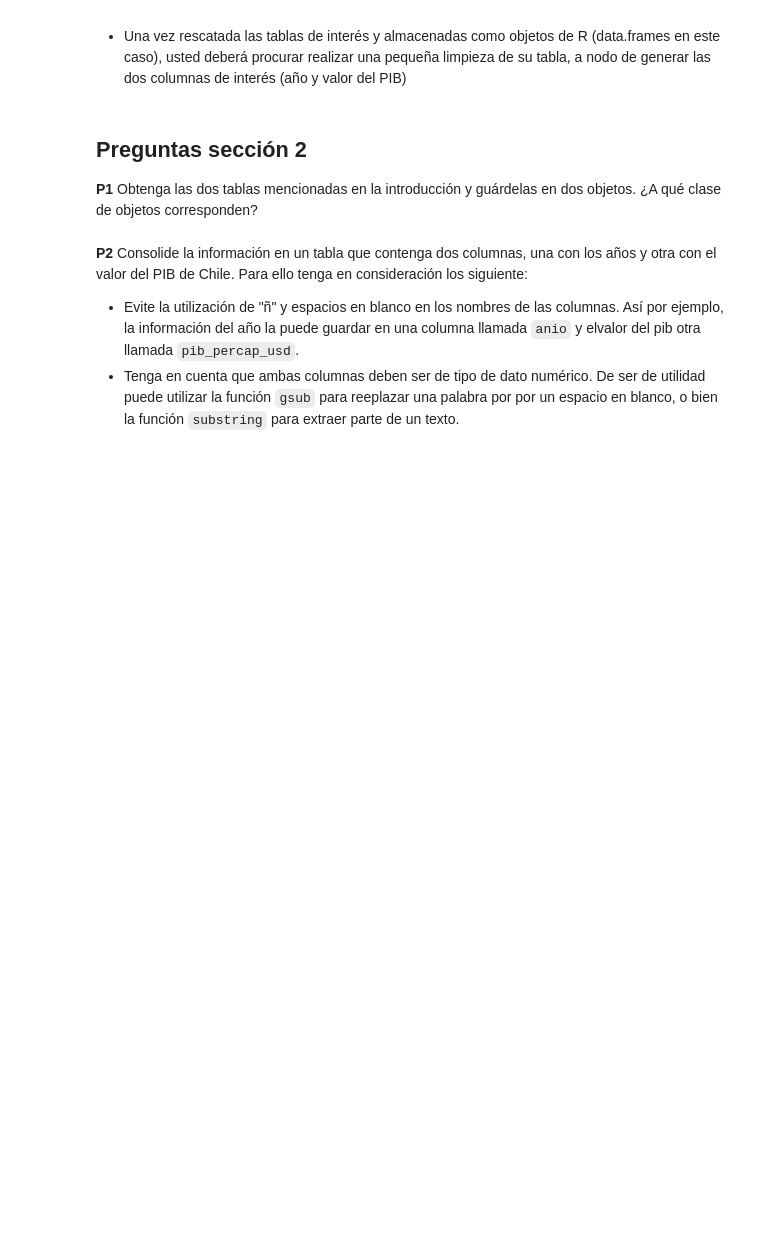
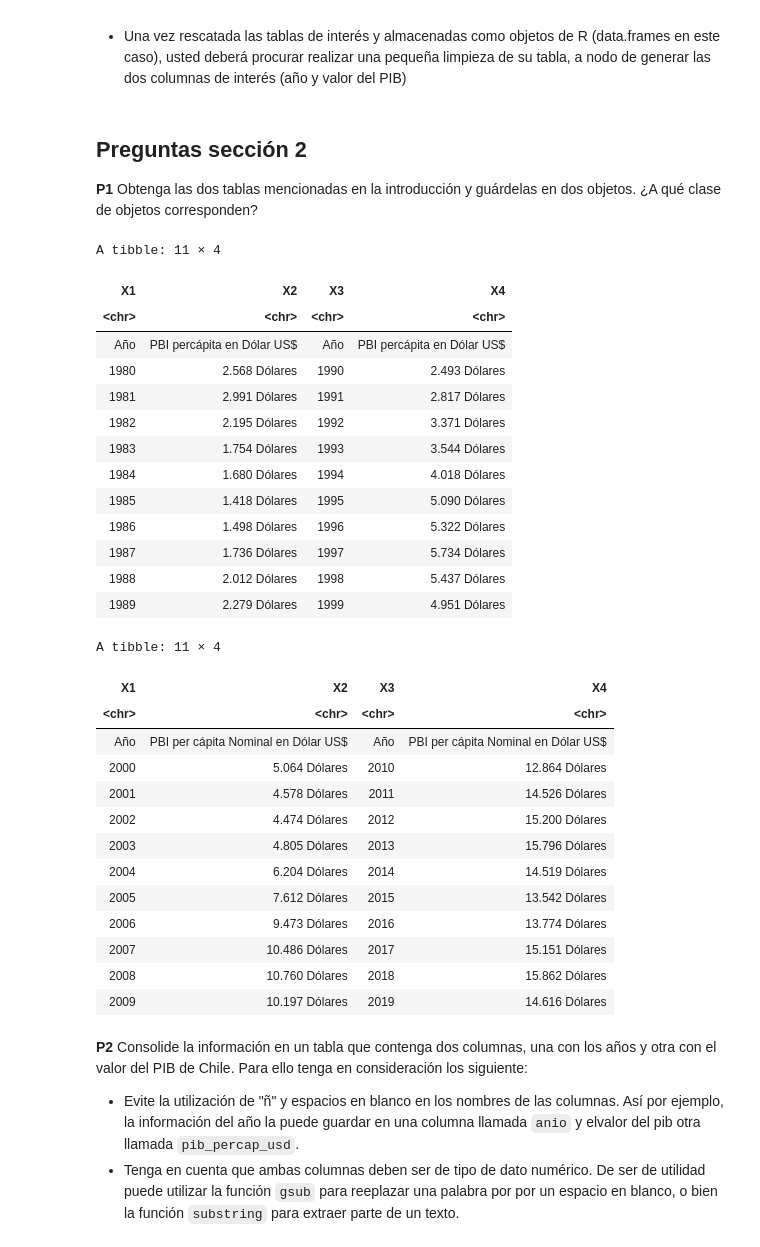
Before and after one commit to rodrigo-coco-espinoza/Introduccion_a_ciencia_de_datos_R_v2, a Jupyter notebook: Ayudantías/A3/Desarrollo/A3_Taller.ipynb, the cells around one changed output. Saved outputs shown, nothing was run; the diff lists cells and outputs as text; code cells hidden in the pictures; blank space fills up the shorter version.

```diff
--- a/Ayudantías/A3/Desarrollo/A3_Taller.ipynb
+++ b/Ayudantías/A3/Desarrollo/A3_Taller.ipynb
@@ -276,6 +864,70 @@ Para lograr descargar la información, tenga en cuenta los siguientes aspectos:
 ## Preguntas sección 2
 
 **P1** Obtenga las dos tablas mencionadas en la introducción y guárdelas en dos objetos. ¿A qué clase de objetos corresponden?
+# %%
+library(rvest)
+
+# library(tidyverse) %>%
+# API: GET -> content -> fromJSON
+# webscrapping: read_htnl -> html_nodes( css = "") -> html_text o html_table
+
+
+url_wikipedia <- "https://es.wikipedia.org/wiki/Econom%C3%ADa_de_Chile"
+
+contenido_url <- read_html(url_wikipedia)
+
+# Extracción Tabla PIB - Década de 1980 y Década de 1990
+
+nodo_tabla_1980_1990 <- html_nodes(contenido_url, css = "#mw-content-text > div.mw-parser-output > table:nth-child(73)")
+
+tabla_1980_1990 <- html_table(nodo_tabla_1980_1990)
+
+tabla_1980_1990
+
+
+# Paso 1
+url_wikipedia <- "https://es.wikipedia.org/wiki/Econom%C3%ADa_de_Chile"
+
+# Paso 2
+contenido_url <- read_html(url_wikipedia)
+
+# Extracción Tabla PIB - Década de 2000 y Década de 2010
+
+# Paso 3
+nodo_tabla_2000_2010 <- html_nodes(contenido_url, css = "#mw-content-text > div.mw-parser-output > table:nth-child(77)")
+
+tabla_2000_2010 <- html_table(nodo_tabla_2000_2010)
+
+tabla_2000_2010
+# %% [output]
+A tibble: 11 × 4
+| X1 | X2 | X3 | X4 |
+| <chr> | <chr> | <chr> | <chr> |
+| Año | PBI percápita en Dólar US$ | Año | PBI percápita en Dólar US$ |
+| 1980 | 2.568 Dólares | 1990 | 2.493 Dólares |
+| 1981 | 2.991 Dólares | 1991 | 2.817 Dólares |
+| 1982 | 2.195 Dólares | 1992 | 3.371 Dólares |
+| 1983 | 1.754 Dólares | 1993 | 3.544 Dólares |
+| 1984 | 1.680 Dólares | 1994 | 4.018 Dólares |
+| 1985 | 1.418 Dólares | 1995 | 5.090 Dólares |
+| 1986 | 1.498 Dólares | 1996 | 5.322 Dólares |
+| 1987 | 1.736 Dólares | 1997 | 5.734 Dólares |
+| 1988 | 2.012 Dólares | 1998 | 5.437 Dólares |
+| 1989 | 2.279 Dólares | 1999 | 4.951 Dólares |
+A tibble: 11 × 4
+| X1 | X2 | X3 | X4 |
+| <chr> | <chr> | <chr> | <chr> |
+| Año | PBI per cápita Nominal en Dólar US$ | Año | PBI per cápita Nominal en Dólar US$ |
+| 2000 | 5.064 Dólares | 2010 | 12.864 Dólares |
+| 2001 | 4.578 Dólares | 2011 | 14.526 Dólares |
+| 2002 | 4.474 Dólares | 2012 | 15.200 Dólares |
+| 2003 | 4.805 Dólares | 2013 | 15.796 Dólares |
+| 2004 | 6.204 Dólares | 2014 | 14.519 Dólares |
+| 2005 | 7.612 Dólares | 2015 | 13.542 Dólares |
+| 2006 | 9.473 Dólares | 2016 | 13.774 Dólares |
+| 2007 | 10.486 Dólares | 2017 | 15.151 Dólares |
+| 2008 | 10.760 Dólares | 2018 | 15.862 Dólares |
+| 2009 | 10.197 Dólares | 2019 | 14.616 Dólares |
 # %% [markdown]
 **P2** Consolide  la información en un tabla que contenga dos columnas, una con los años y otra con el valor del PIB de Chile. Para ello tenga en consideración los siguiente:
 
```
Also changed, not shown: parts of 26 cells of this notebook.
